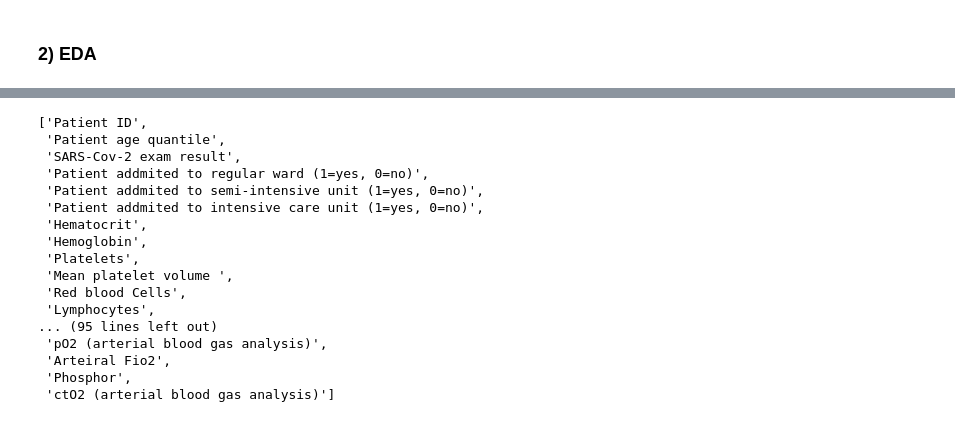
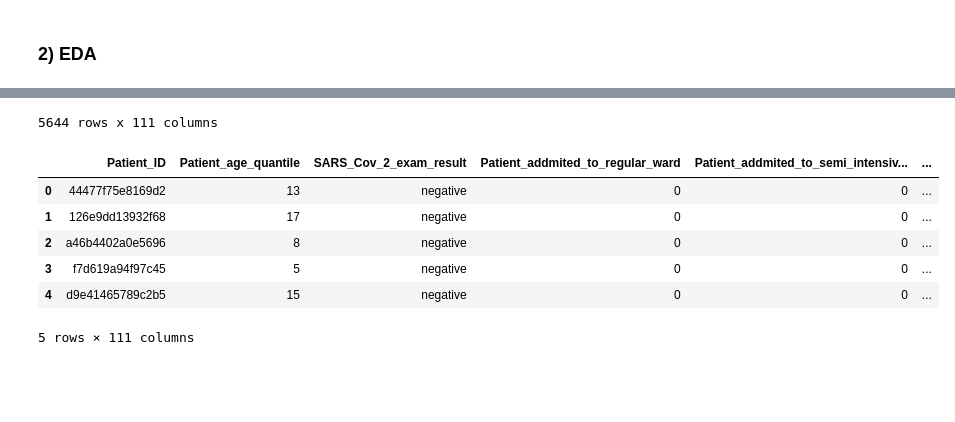
Before and after one commit to AnthonyJaquaniello/Machine_Learning, a Jupyter notebook: src/Covid.ipynb, the cells around one changed output, grey strips where cells are left out. Drawn from its saved outputs; the diff is of its cells as text; code cells hidden in the pictures; blank space fills up the shorter version.

```diff
--- a/src/Covid.ipynb
+++ b/src/Covid.ipynb
@@ -76,20 +71,16 @@ covid.head()
-# %%
-[c for c in covid.columns]
-# %% [output]
-['Patient ID',
- 'Patient age quantile',
- 'SARS-Cov-2 exam result',
- 'Patient addmited to regular ward (1=yes, 0=no)',
- 'Patient addmited to semi-intensive unit (1=yes, 0=no)',
- 'Patient addmited to intensive care unit (1=yes, 0=no)',
- 'Hematocrit',
- 'Hemoglobin',
- 'Platelets',
- 'Mean platelet volume ',
- 'Red blood Cells',
- 'Lymphocytes',
-... (95 lines left out)
- 'pO2 (arterial blood gas analysis)',
- 'Arteiral Fio2',
- 'Phosphor',
- 'ctO2 (arterial blood gas analysis)']
+# %%
+covid = pd.read_excel('/media/anthony/USOPP/Kaggle/covid_dataset.xlsx')
+print('{} rows x {} columns'.format(covid.shape[0], covid.shape[1]))
+covid.columns = [i.replace(' (1=yes, 0=no)', '').\
+                 replace(' ', '_').\
+                 replace('-', '_') for i in covid.columns]
+covid.head()
+# %% [output]
+5644 rows x 111 columns
+|  | Patient_ID | Patient_age_quantile | SARS_Cov_2_exam_result | Patient_addmited_to_regular_ward | Patient_addmited_to_semi_intensiv... | ... |
+| 0 | 44477f75e8169d2 | 13 | negative | 0 | 0 | ... |
+| 1 | 126e9dd13932f68 | 17 | negative | 0 | 0 | ... |
+| 2 | a46b4402a0e5696 | 8 | negative | 0 | 0 | ... |
+| 3 | f7d619a94f97c45 | 5 | negative | 0 | 0 | ... |
+| 4 | d9e41465789c2b5 | 15 | negative | 0 | 0 | ... |
+5 rows × 111 columns
```
Also changed, not shown: parts of 18 cells of this notebook.
